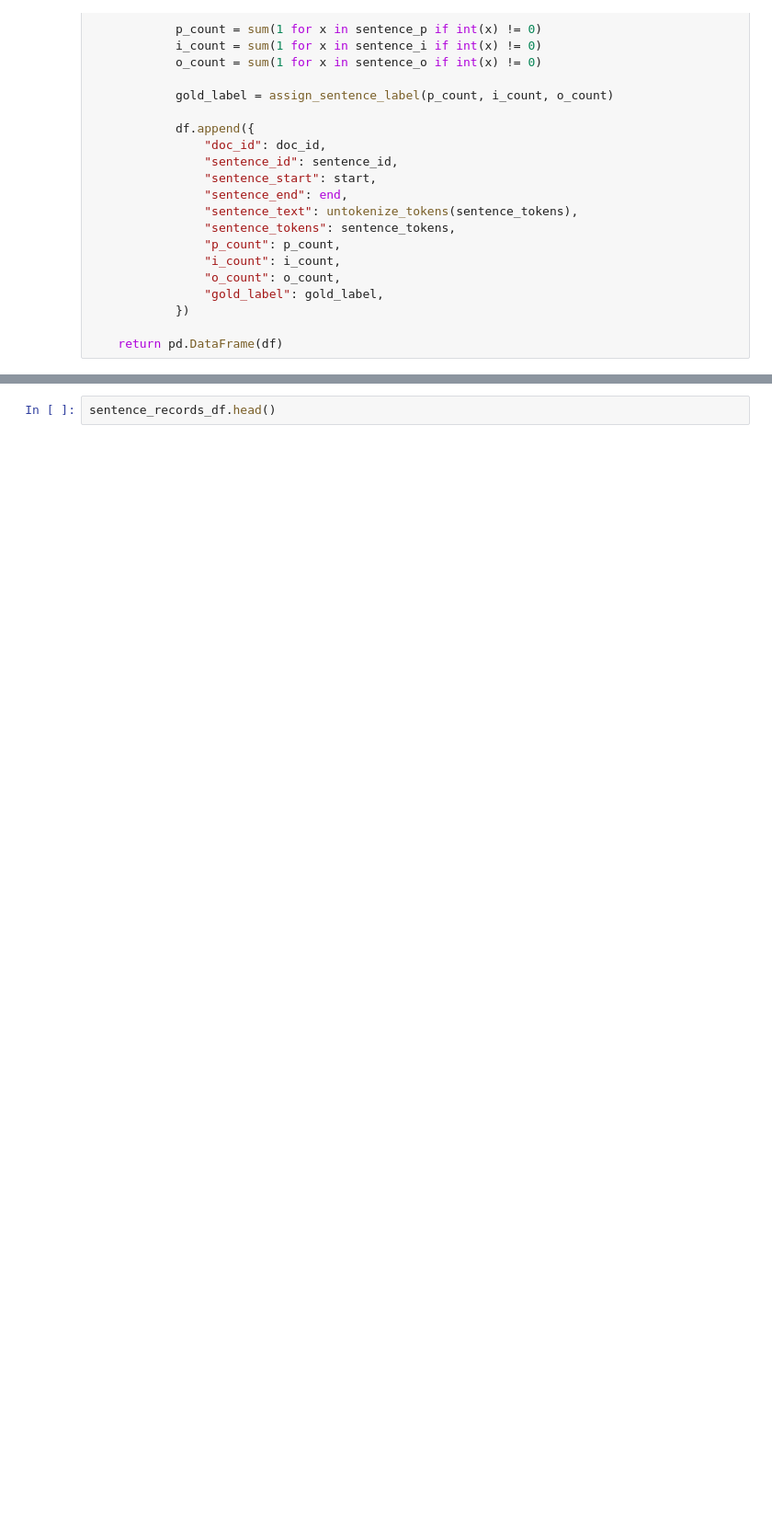
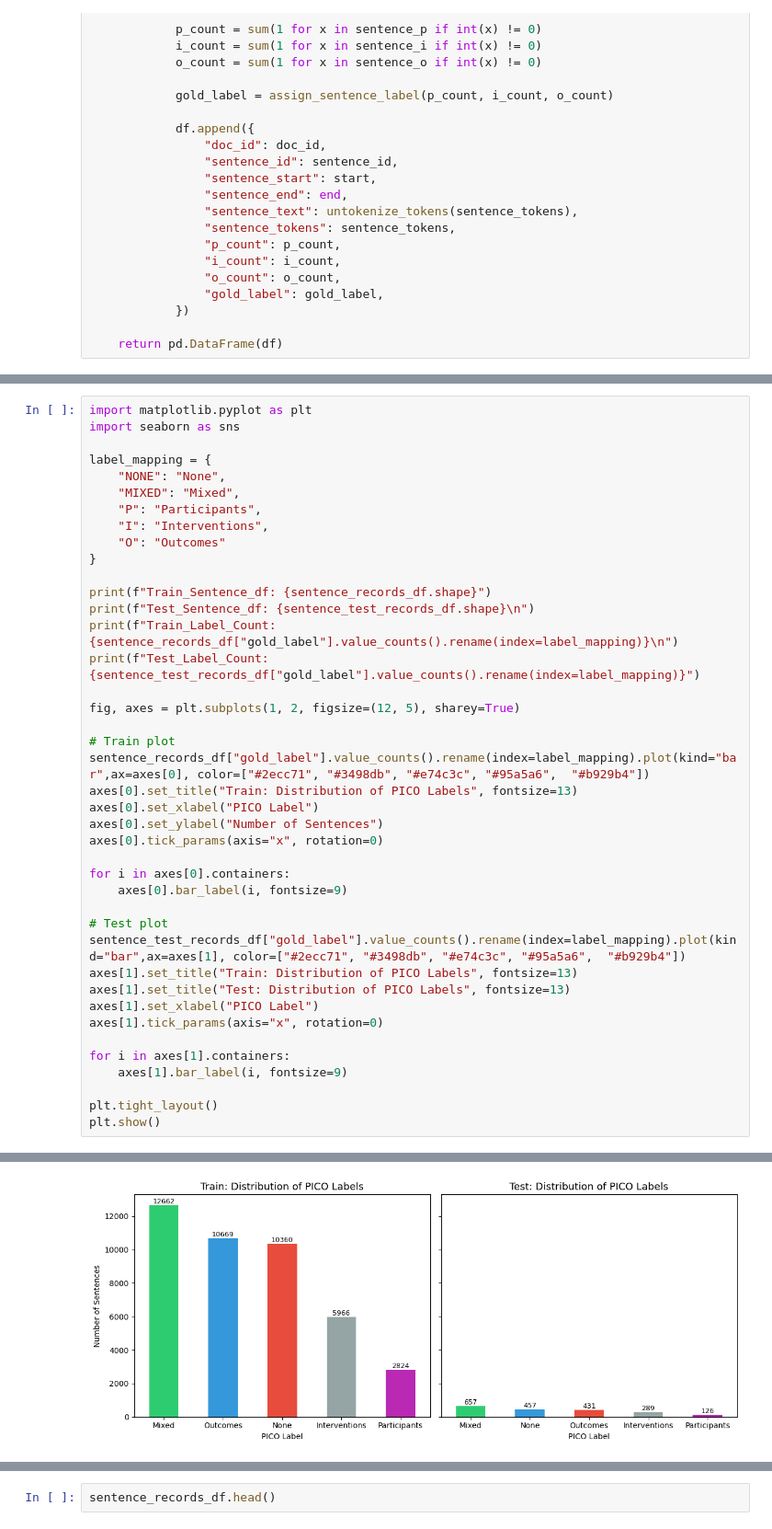
Before and after one commit to SBL-97/AITA-Group37-Task2, a Jupyter notebook: SB_task2_ebm-nlp.ipynb, the cells around one changed output, grey strips where cells are left out. Shown at 92% size. Saved outputs shown, nothing was run; the diff lists cells and outputs as text; blank space fills up the shorter version.

```diff
--- a/SB_task2_ebm-nlp.ipynb
+++ b/SB_task2_ebm-nlp.ipynb
@@ -972,0 +947,42 @@ Name: count, dtype: int64
+# %%
+import matplotlib.pyplot as plt
+import seaborn as sns
+
+label_mapping = {
+    "NONE": "None",
+    "MIXED": "Mixed",
+    "P": "Participants",
+    "I": "Interventions",
+    "O": "Outcomes"
+}
+
+print(f"Train_Sentence_df: {sentence_records_df.shape}")
+print(f"Test_Sentence_df: {sentence_test_records_df.shape}\n")
+print(f"Train_Label_Count: {sentence_records_df["gold_label"].value_counts().rename(index=label_mapping)}\n")
+print(f"Test_Label_Count: {sentence_test_records_df["gold_label"].value_counts().rename(index=label_mapping)}")
+
+fig, axes = plt.subplots(1, 2, figsize=(12, 5), sharey=True)
+
+# Train plot
+sentence_records_df["gold_label"].value_counts().rename(index=label_mapping).plot(kind="bar",ax=axes[0], color=["#2ecc71", "#3498db", "#e74c3c", "#95a5a6",  "#b929b4"])
+axes[0].set_title("Train: Distribution of PICO Labels", fontsize=13)
+axes[0].set_xlabel("PICO Label")
+axes[0].set_ylabel("Number of Sentences")
+axes[0].tick_params(axis="x", rotation=0)
+
+for i in axes[0].containers:
+    axes[0].bar_label(i, fontsize=9)
+
+# Test plot
+sentence_test_records_df["gold_label"].value_counts().rename(index=label_mapping).plot(kind="bar",ax=axes[1], color=["#2ecc71", "#3498db", "#e74c3c", "#95a5a6",  "#b929b4"])
+axes[1].set_title("Train: Distribution of PICO Labels", fontsize=13)
+axes[1].set_title("Test: Distribution of PICO Labels", fontsize=13)
+axes[1].set_xlabel("PICO Label")
+axes[1].tick_params(axis="x", rotation=0)
+
+for i in axes[1].containers:
+    axes[1].bar_label(i, fontsize=9)
+
+plt.tight_layout()
+plt.show()
+# %% [output]
@@ -972,0 +1007 @@ Name: count, dtype: int64
+[figure, added]
```
Also changed, not shown: parts of 39 cells of this notebook, 6 other files.
